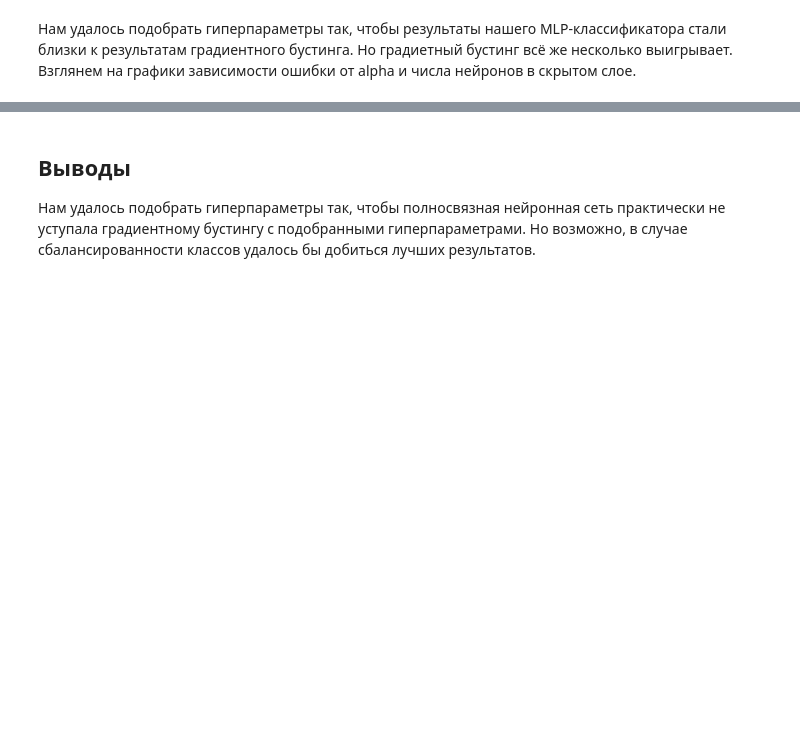
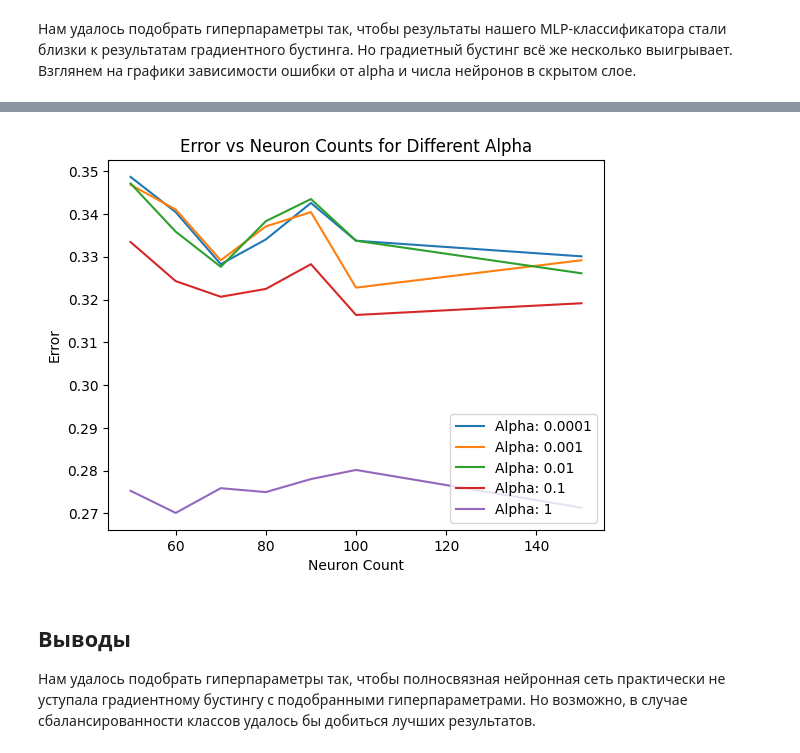
Before and after one commit to alexChurkin/MyML2023, a Jupyter notebook: Homework_6_2912.ipynb, the cells around one changed output, grey strips where cells are left out. Cells and saved outputs as stored; diff of their text form; code cells hidden in the pictures; blank space fills up the shorter version.

```diff
--- a/Homework_6_2912.ipynb
+++ b/Homework_6_2912.ipynb
@@ -641,3 +638,22 @@ plt.show()
+# %%
+alpha_data = {}
+for alpha, neuron_count, error in alphas_neuron_counts_errors:
+    if alpha not in alpha_data:
+        alpha_data[alpha] = {'neuron_count': [], 'error': []}
+    alpha_data[alpha]['neuron_count'].append(neuron_count)
+    alpha_data[alpha]['error'].append(error)
+
+# Построение графиков
+for alpha, values in alpha_data.items():
+    plt.plot(values['neuron_count'], values['error'], label=f'Alpha: {alpha}')
+
+plt.xlabel('Neuron Count')
+plt.ylabel('Error')
+plt.title('Error vs Neuron Counts for Different Alpha')
+plt.legend()
+plt.show()
+# %% [output]
+[figure, added]
 # %% [markdown]
 ## Выводы
 
```
Also changed, not shown: parts of 7 cells of this notebook.
